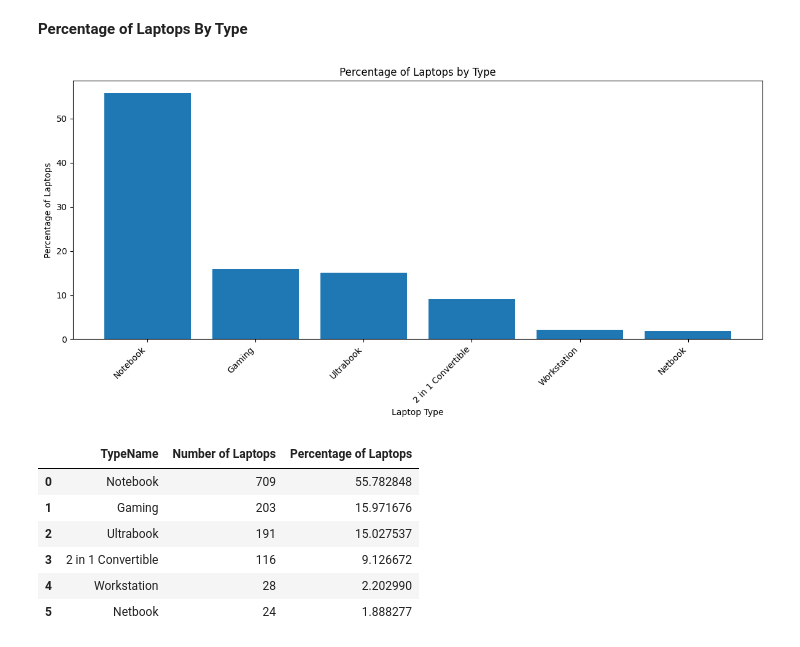
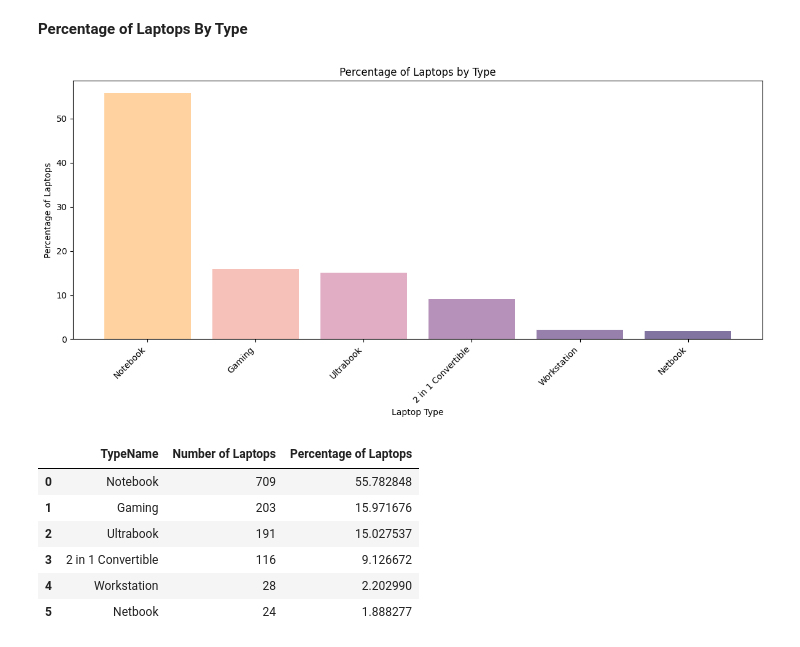
Before and after one commit to kimhongzhang323/WIA1007-Intro-to-Data-Science, a Jupyter notebook: src/IDS_EDA_PART.ipynb, the cells around one changed output. Saved outputs shown, nothing was run; the diff lists cells and outputs as text; code cells hidden in the pictures.

```diff
--- a/src/IDS_EDA_PART.ipynb
+++ b/src/IDS_EDA_PART.ipynb
@@ -123,9 +123,15 @@ company_data
 # Calculate the mean price for each company
 company_mean_prices = df.groupby('Company')['Price'].mean().sort_values(ascending=False)
 
-# Create the bar chart
+# Define a custom palette using the specified colors in the order of brightness
+colors = ['#FFD2A0', '#EFB6C8', '#A888B5', '#8174A0']
+n_colors = len(company_mean_prices)
+cmap = LinearSegmentedColormap.from_list("custom_palette", colors, N=n_colors)
+custom_palette = [cmap(i/n_colors) for i in range(n_colors)]
+
+# Create the bar chart with the custom palette
 plt.figure(figsize=(12, 6))
-sns.barplot(x=company_mean_prices.index, y=company_mean_prices.values)
+sns.barplot(x=company_mean_prices.index, y=company_mean_prices.values, palette=custom_palette)
 plt.xlabel("Company")
 plt.ylabel("Mean Price (USD)")
 plt.title("Mean Laptop Price by Company")
@@ -168,20 +177,25 @@ company_stats
 # %% [markdown]
 **Percentage of Laptops By Type**
 # %%
-#bar chart of Percentage of Laptops by Type
+# Calculate the percentage of laptops by type
 typename_counts = df['TypeName'].value_counts(normalize=True) * 100
 
-# Create the bar chart
-plt.figure(figsize=(12, 6))  # Adjust figure size for better visualization
-plt.bar(typename_counts.index, typename_counts.values)
+# Define a custom gradient palette for the second chart
+n_colors = len(typename_counts)
+cmap = LinearSegmentedColormap.from_list("custom_palette", colors, N=n_colors)
+custom_palette = [cmap(i/n_colors) for i in range(n_colors)]
+
+# Create the bar chart with the custom palette
+plt.figure(figsize=(12, 6))
+plt.bar(typename_counts.index, typename_counts.values, color=custom_palette)
 plt.xlabel("Laptop Type")
 plt.ylabel("Percentage of Laptops")
 plt.title("Percentage of Laptops by Type")
-plt.xticks(rotation=45, ha='right')  # Rotate x-axis labels for readability
-plt.tight_layout()  # Adjust layout to prevent labels from overlapping
+plt.xticks(rotation=45, ha='right')
+plt.tight_layout()
 plt.show()
 # %% [output]
-[figure, old version]
+[figure, new version]
 # %%
 # Calculate the percentage and counts of laptops by type
 typename_counts = df['TypeName'].value_counts()
```
Also changed, not shown: parts of 34 cells of this notebook, 4 other files.
